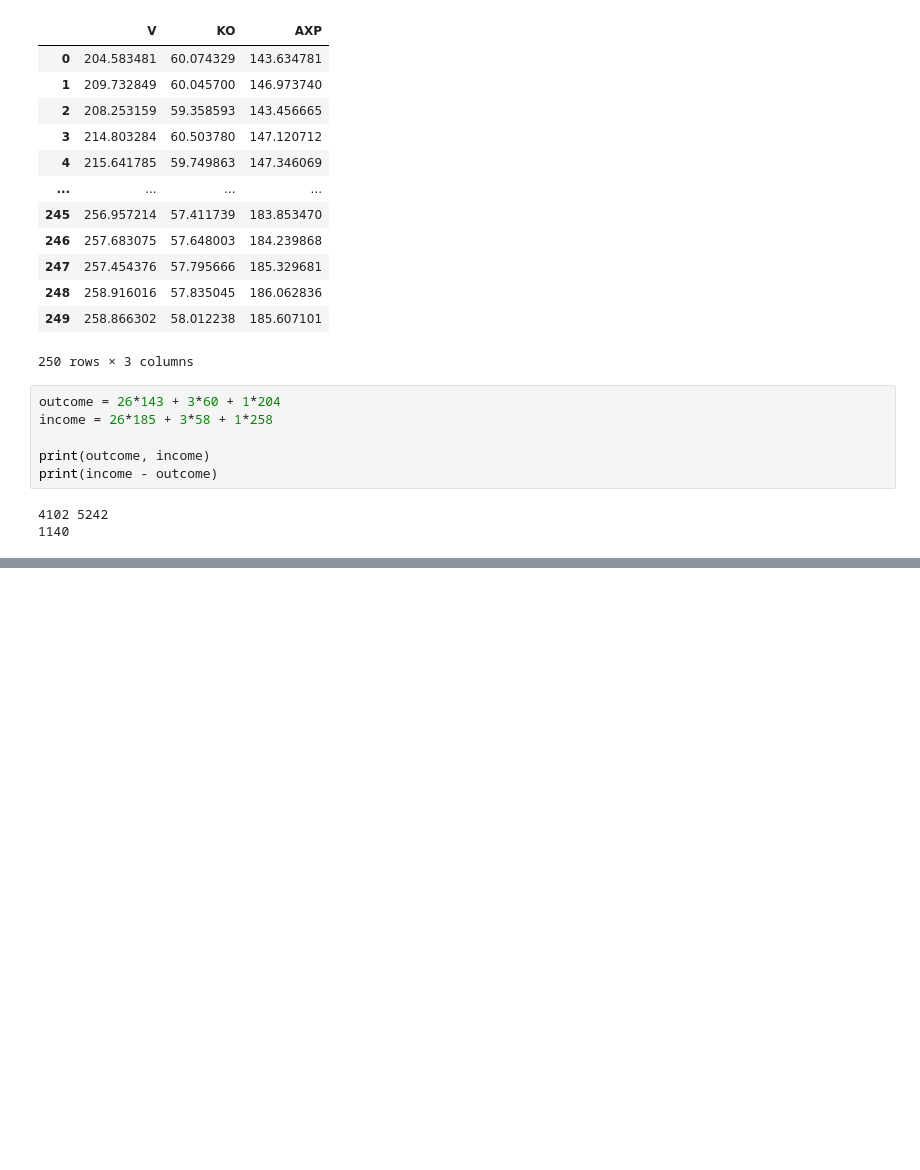
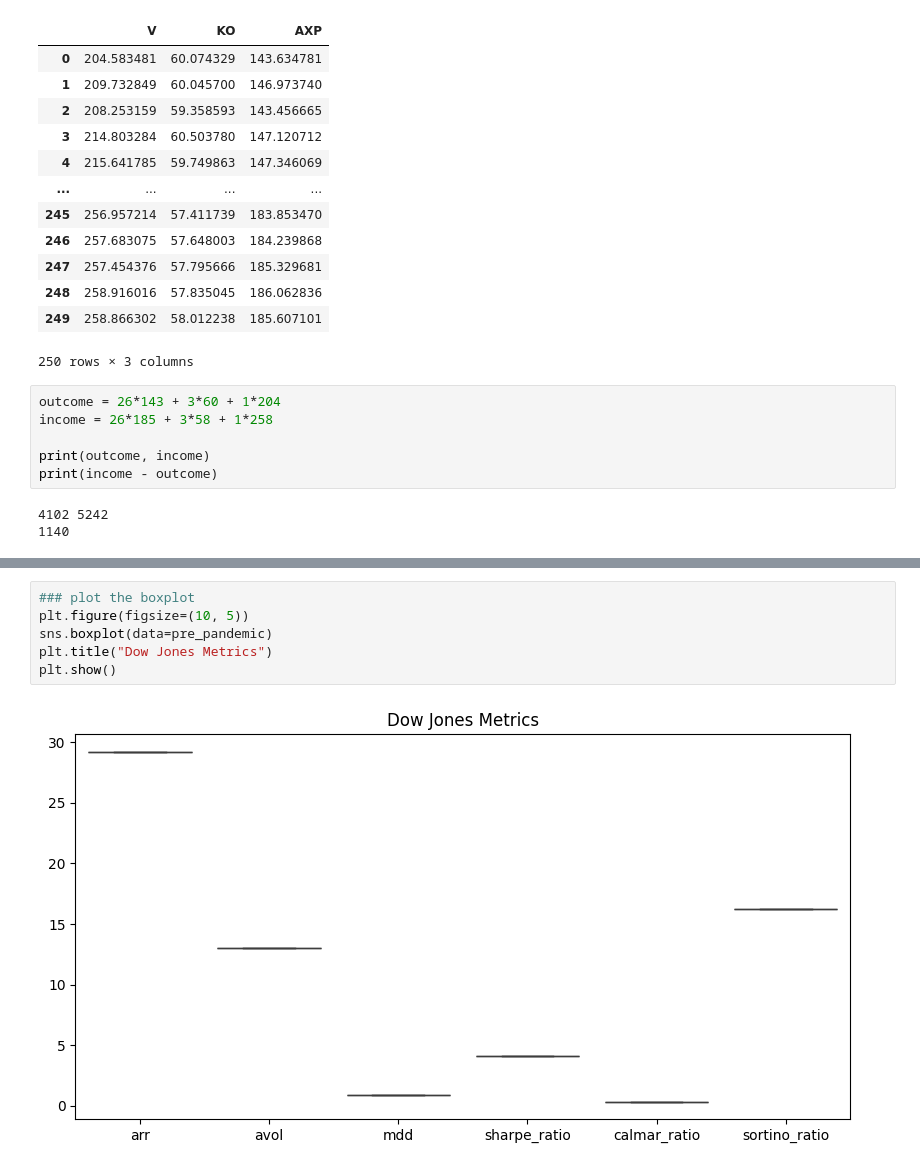
Before and after one commit to PaulaPerazzo/Deep-Gym-Trading, a Jupyter notebook: djones.ipynb, the cells around one changed output, grey strips where cells are left out. Drawn from its saved outputs; the diff is of its cells as text; blank space fills up the shorter version.

```diff
--- a/djones.ipynb
+++ b/djones.ipynb
@@ -768,0 +819,8 @@ print(income - outcome)
+# %%
+### plot the boxplot
+plt.figure(figsize=(10, 5))
+sns.boxplot(data=pre_pandemic)
+plt.title("Dow Jones Metrics")
+plt.show()
+# %% [output]
+[figure, added]
```
Also changed, not shown: parts of 19 cells of this notebook, 13 other files.
